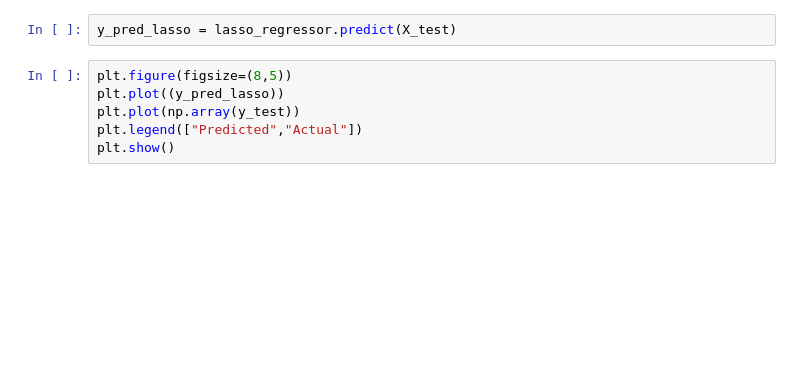
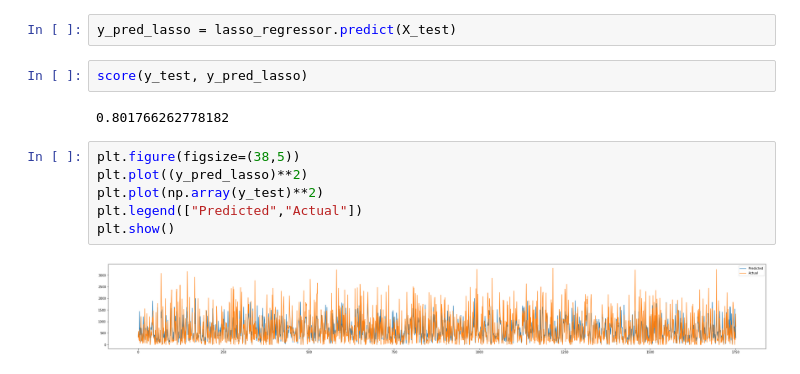
Before and after one commit to SajalSinha/Bike_sharing_demand, a Jupyter notebook: Bike_Sharing_Demand_Prediction_Capstone_Project_2.ipynb, the cells around one changed output. Cells and saved outputs as stored; diff of their text form; blank space fills up the shorter version.

```diff
--- a/Bike_Sharing_Demand_Prediction_Capstone_Project_2.ipynb
+++ b/Bike_Sharing_Demand_Prediction_Capstone_Project_2.ipynb
@@ -651,11 +680,17 @@ print("\nUsing ",lasso_regressor.best_params_, " the negative mean squared error
 # %%
 y_pred_lasso = lasso_regressor.predict(X_test)
+# %%
+score(y_test, y_pred_lasso)
+# %% [output]
+0.801766262778182
 # %%
-plt.figure(figsize=(8,5))
-plt.plot((y_pred_lasso))
-plt.plot(np.array(y_test))
+plt.figure(figsize=(38,5))
+plt.plot((y_pred_lasso)**2)
+plt.plot(np.array(y_test)**2)
 plt.legend(["Predicted","Actual"])
 plt.show()
+# %% [output]
+[figure, added]
 # %%
 MSE  = mean_squared_error((y_test), (y_pred_lasso))
 print("MSE :" , MSE)
```
Also changed, not shown: parts of 46 cells of this notebook.
